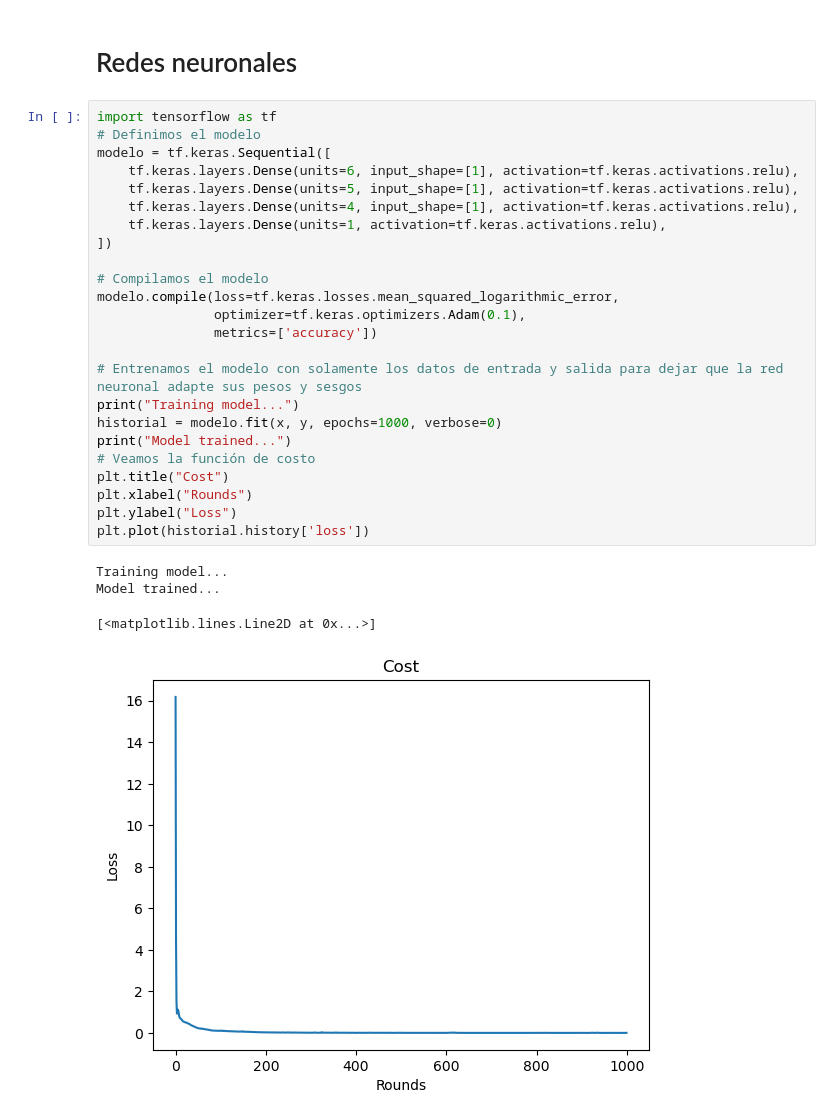
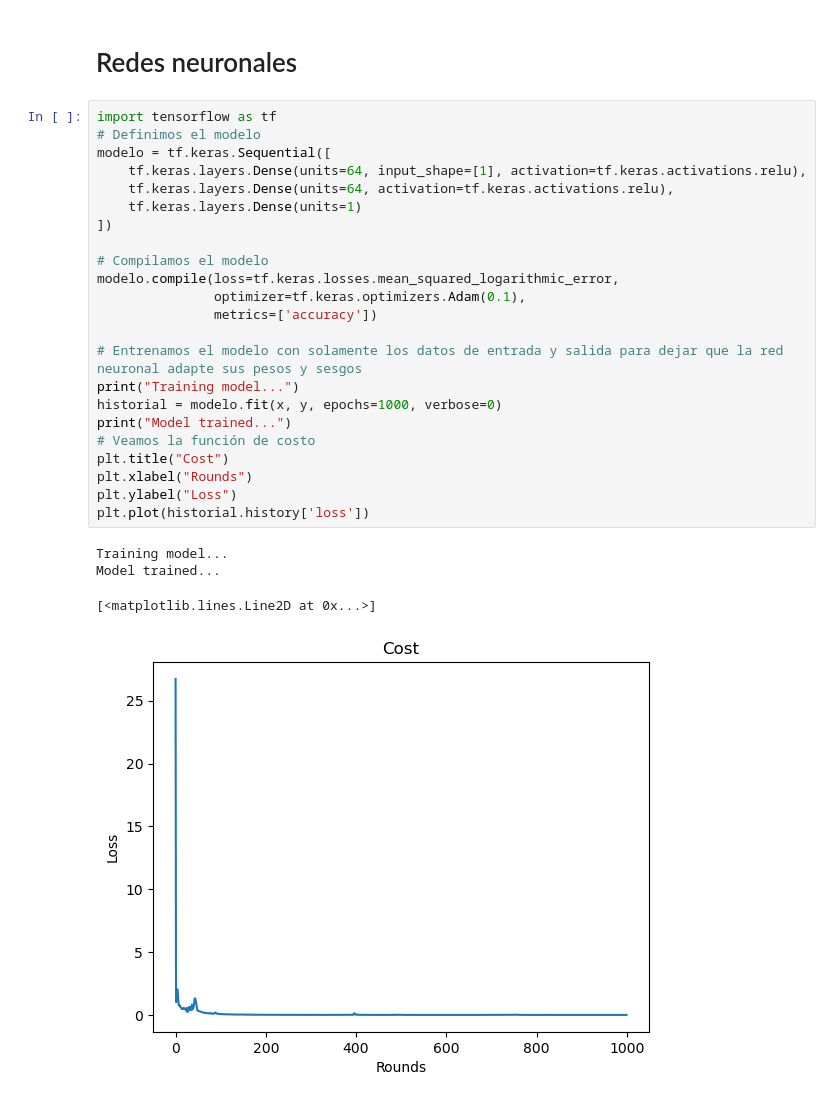
Before and after one commit to leoliscanoa/redes-neuronales, a Jupyter notebook: quadratic.ipynb, the cells around one changed output. Cells and saved outputs as stored; diff of their text form.

```diff
--- a/quadratic.ipynb
+++ b/quadratic.ipynb
@@ -33,32 +33,31 @@ ax.grid(True)
 # %%
 import tensorflow as tf
 # Definimos el modelo
 modelo = tf.keras.Sequential([
-    tf.keras.layers.Dense(units=6, input_shape=[1], activation=tf.keras.activations.relu),
-    tf.keras.layers.Dense(units=5, input_shape=[1], activation=tf.keras.activations.relu),
-    tf.keras.layers.Dense(units=4, input_shape=[1], activation=tf.keras.activations.relu),
-    tf.keras.layers.Dense(units=1, activation=tf.keras.activations.relu),
+    tf.keras.layers.Dense(units=64, input_shape=[1], activation=tf.keras.activations.relu),
+    tf.keras.layers.Dense(units=64, activation=tf.keras.activations.relu),
+    tf.keras.layers.Dense(units=1)
 ])
 
 # Compilamos el modelo
 modelo.compile(loss=tf.keras.losses.mean_squared_logarithmic_error,
                optimizer=tf.keras.optimizers.Adam(0.1),
                metrics=['accuracy'])
 
 # Entrenamos el modelo con solamente los datos de entrada y salida para dejar que la red neuronal adapte sus pesos y sesgos
 print("Training model...")
 historial = modelo.fit(x, y, epochs=1000, verbose=0)
 print("Model trained...")
 # Veamos la función de costo
 plt.title("Cost")
 plt.xlabel("Rounds")
 plt.ylabel("Loss")
 plt.plot(historial.history['loss'])
 # %% [output]
 Training model...
 Model trained...
 [<matplotlib.lines.Line2D at 0x...>]
-[figure, old version]
+[figure, new version]
 # %%
 # Validemos la predicción del modelo para el rango de valores de x
 print("Predicting values")
```
Also changed, not shown: parts of 1 cell of this notebook.
